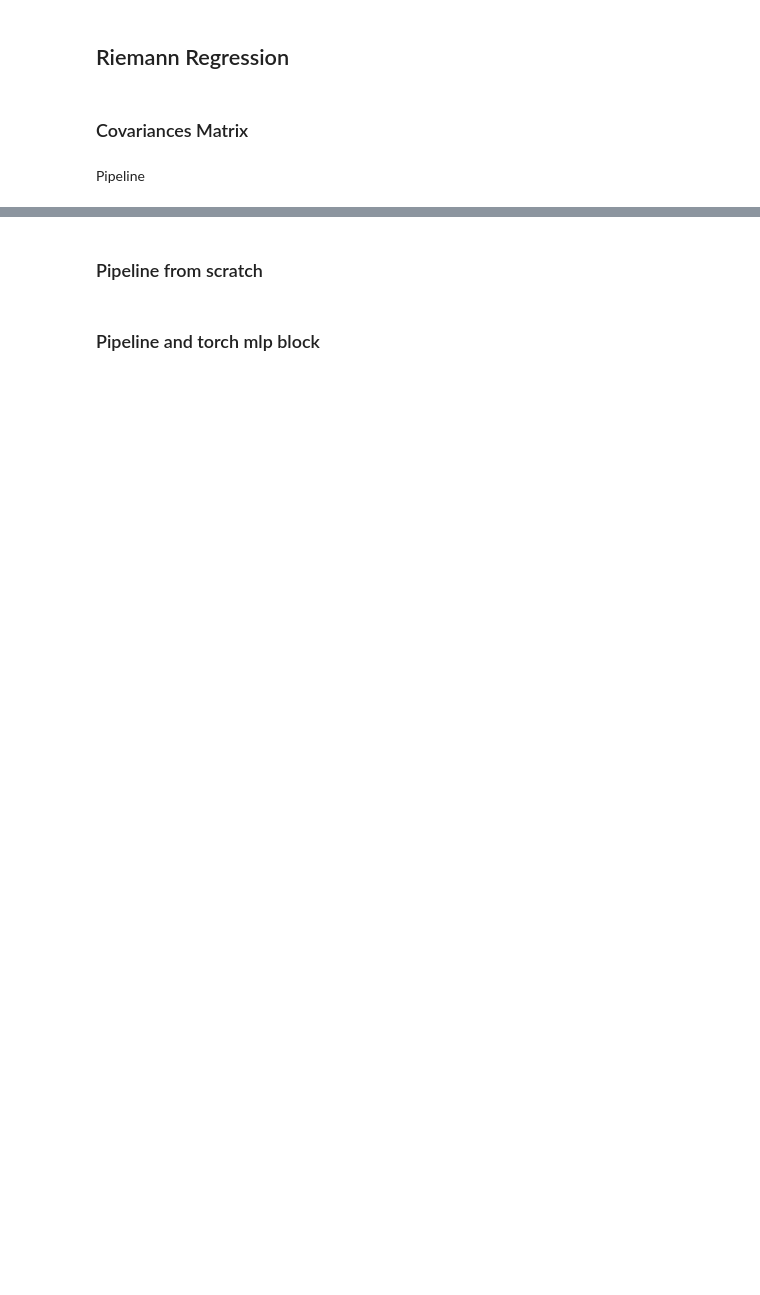
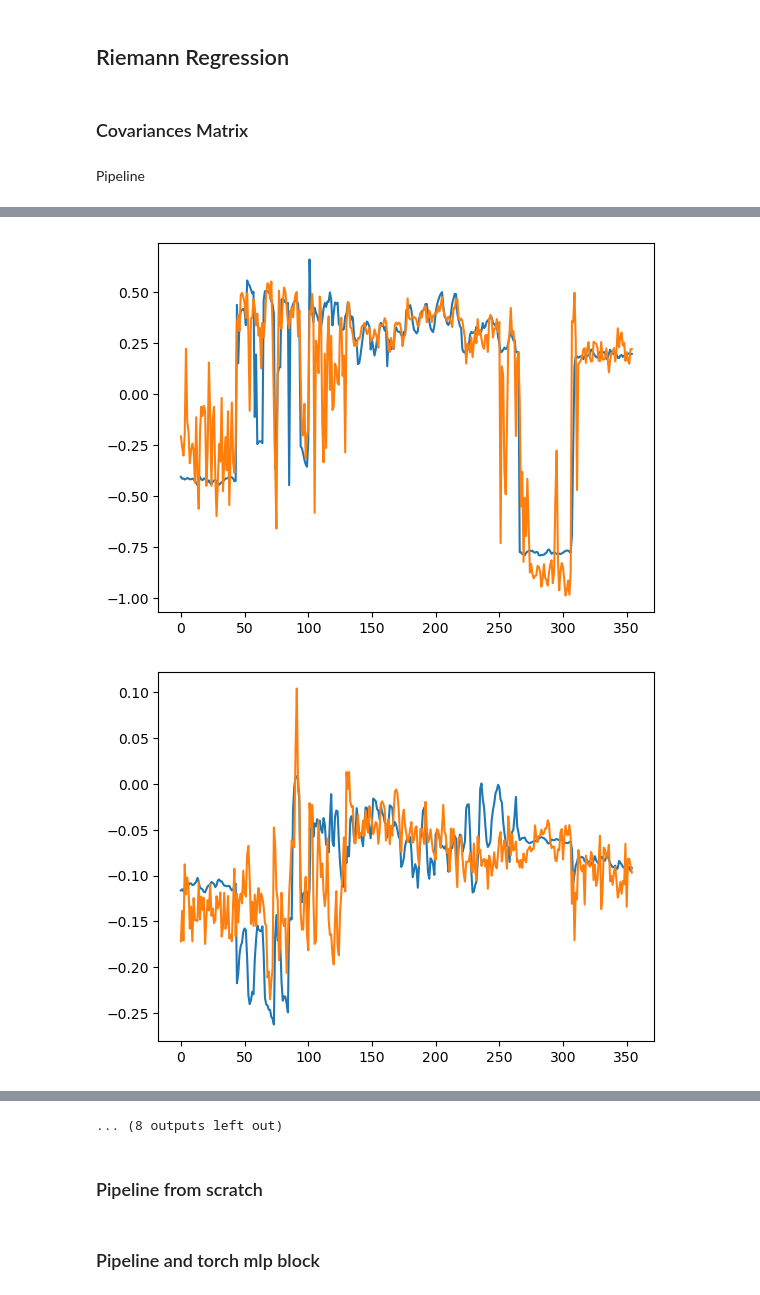
Before and after one commit to Fedoration/emg-virtual, a Jupyter notebook: notebooks/research.ipynb, the cells around one changed output, grey strips where cells are left out. Drawn from its saved outputs; the diff is of its cells as text; code cells hidden in the pictures; blank space fills up the shorter version.

```diff
--- a/notebooks/research.ipynb
+++ b/notebooks/research.ipynb
@@ -310,33 +395,54 @@ pipeline.fit(X_train, y_train)
 y_pipeline_pred = pipeline.predict(X_test)
 
 results = {}
+correlations = []
+r2_list = []
 
-correlations = []
 for i in range(y_test.shape[1]):
+    # corrrelation
     try:
         corr = corrcoef(y_model_pred[:, i], y_test[:, i])
         correlations.append(corr)
     except:
         correlations.append(0.0)
+    # r2
+    try:
+        r2 = r2_score(y_test[:, i], y_model_pred[:, i])
+    except:
+        r2 = np.nan
+    r2_list.append(r2)
 
 results["model"] = {
     "all_correlations": correlations,
     "mean_correlation": np.nanmean(correlations),
     "std_correlation": np.nanstd(correlations),
+    "all_r2": r2_list,
+    "mean_r2": np.nanmean(r2_list),
+    "std_r2": np.nanstd(r2_list),
 }
 
 correlations = []
+r2_list = []
+
 for i in range(y_test.shape[1]):
     try:
         corr = corrcoef(y_pipeline_pred[:, i], y_test[:, i])
         correlations.append(corr)
     except:
         correlations.append(0.0)
+    try:
+        r2 = r2_score(y_test[:, i], y_pipeline_pred[:, i])
+    except:
+        r2 = np.nan
+    r2_list.append(r2)
 
 results["pipeline"] = {
     "all_correlations": correlations,
     "mean_correlation": np.nanmean(correlations),
     "std_correlation": np.nanstd(correlations),
+    "all_r2": r2_list,
+    "mean_r2": np.nanmean(r2_list),
+    "std_r2": np.nanstd(r2_list),
 }
 
 
@@ -348,3 +454,9 @@ for name, metrics in results.items():
     print(
         f'  Individual correlations: {[f"{c:.3f}" for c in metrics["all_correlations"]]}\n'
     )
+    print(
+        f'  Mean R2: {metrics["mean_r2"]:.3f} ± {metrics["std_r2"]:.3f}'
+    )
+    print(
+        f'  Individual R2: {[f"{r:.3f}" for r in metrics["all_r2"]]}\n'
+    )
@@ -350,0 +479,8 @@ for name, metrics in results.items():
+# %%
+for i in range(y_test.shape[1]):
+    plt.figure()
+    plt.plot(y_test[:, i])
+    plt.plot(y_pipeline_pred[:, i])
+# %% [output]
+[figure, added]
+[figure, added]
@@ -351,3 +497,4 @@ for name, metrics in results.items():
+... (8 outputs left out)
 # %% [markdown]
 ### Pipeline from scratch
 # %%
```
Also changed, not shown: parts of 11 cells of this notebook, 1 other file.
